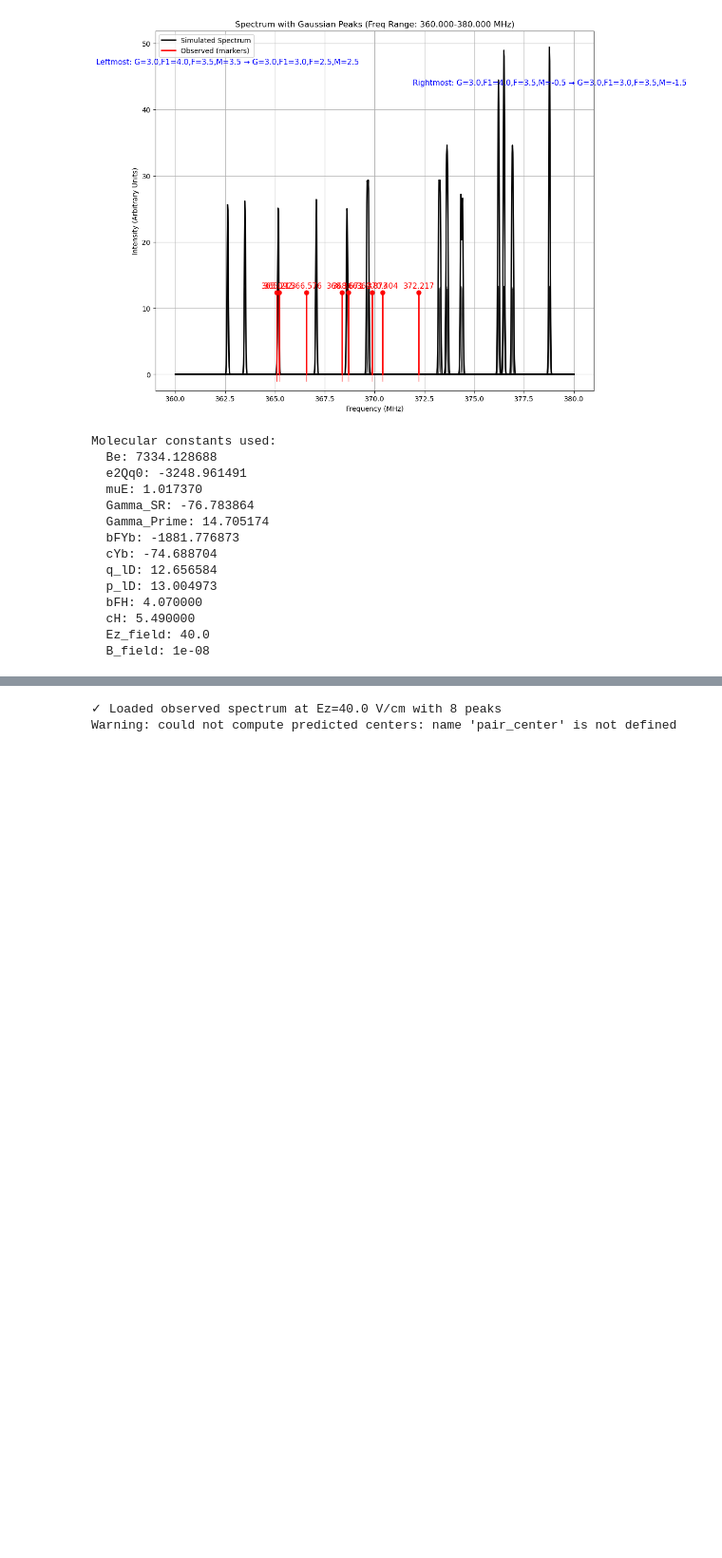
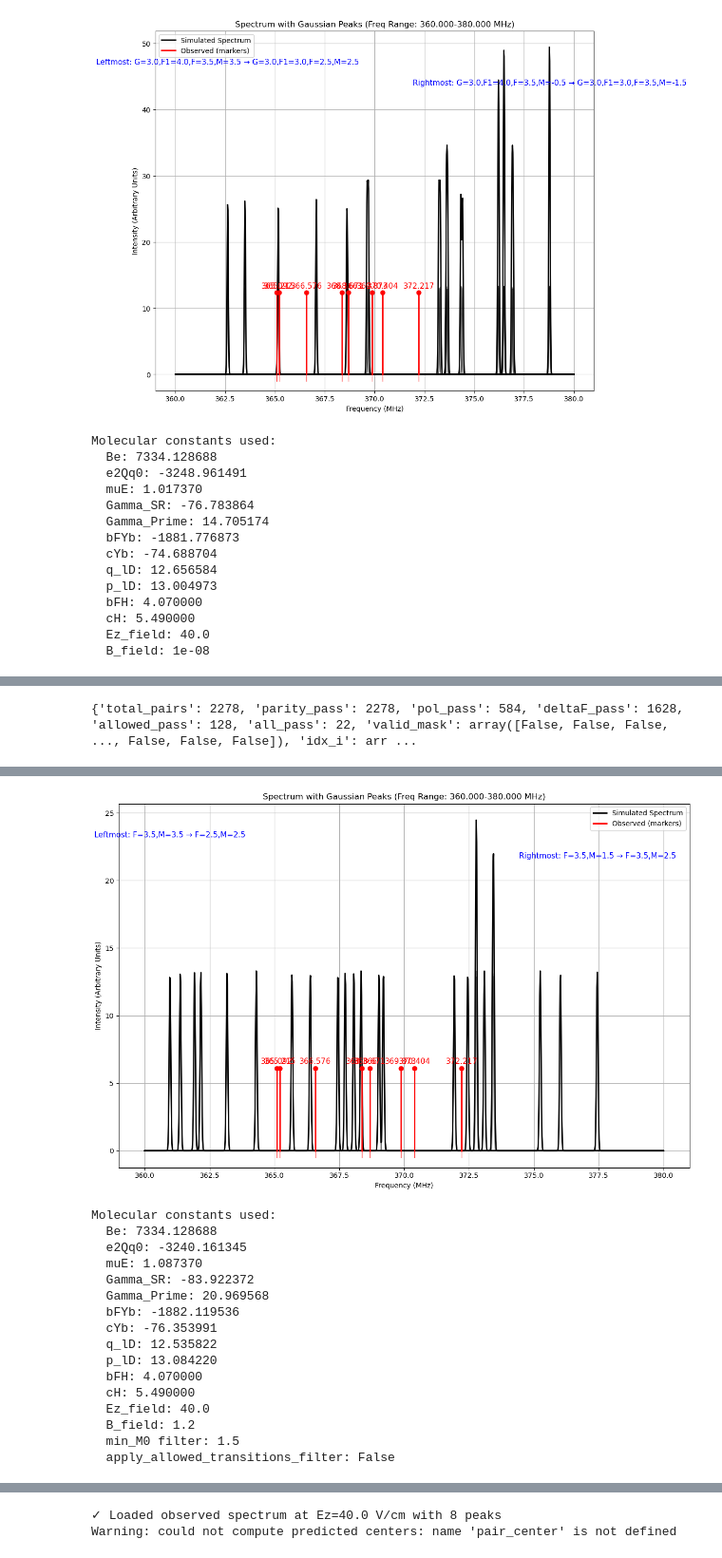
Before and after one commit to YuikiTakahashi/Molecule_spectrum_prediction, a Jupyter notebook: 173_prediction_Feb2026.ipynb, the cells around one changed output, grey strips where cells are left out. Shown at 95% size. Saved outputs shown, nothing was run; the diff lists cells and outputs as text; code cells hidden in the pictures; blank space fills up the shorter version.

```diff
--- a/173_prediction_Feb2026.ipynb
+++ b/173_prediction_Feb2026.ipynb
@@ -1780,0 +2465,29 @@ Molecular constants used:
+# %%
+freqs_dbg, trans_dbg, dbg = calculate_two_photon_spectrum_debug(
+X010_173, Ez=40.0, Bz=1e-8, state_index_array=TRANSITION_INDEX_SET,
+laser_polarization='orth', parity_sign=1, allowed_transitions=ALLOWED_TRANSITIONS,
+return_debug=True
+)
+print(dbg)
+# %% [output]
+{'total_pairs': 2278, 'parity_pass': 2278, 'pol_pass': 584, 'deltaF_pass': 1628, 'allowed_pass': 128, 'all_pass': 22, 'valid_mask': array([False, False, False, ..., False, False, False]), 'idx_i': arr ...
+# %%
+plot_spectrum_with_constants(
+    Ez_field=40.0,   # V/cm
+    B_field=1.2,
+    e2Qq0= -0.108347 *c_from_inversecm_to_MHz + 8,
+    Gamma_SR=-83.922372,  #####
+    freq_min=360,
+    freq_max=380,
+    q_lD=12.535822 + 0, #####
+    bfH=4.07  , #####
+    cH=5.49  ,
+    muE= 1*(2.16)*0.503412,
+    cYb= -76.353991 ,
+    freq_width=0.03,          # sharper peaks
+    obs_marker_frac=0.25  ,    # taller markers
+    min_M0=1.5,
+    use_debug_calc=True,
+    apply_allowed_transitions_filter=False
+)
+# %% [output]
@@ -1781 +2496,18 @@ Molecular constants used:
+[figure, added]
+Molecular constants used:
+  Be: 7334.128688
+  e2Qq0: -3240.161345
+  muE: 1.087370
+  Gamma_SR: -83.922372
+  Gamma_Prime: 20.969568
+  bFYb: -1882.119536
+  cYb: -76.353991
+  q_lD: 12.535822
+  p_lD: 13.084220
+  bFH: 4.070000
+  cH: 5.490000
+  Ez_field: 40.0
+  B_field: 1.2
+  min_M0 filter: 1.5
+  apply_allowed_transitions_filter: False
 # %%
```
Also changed, not shown: parts of 26 cells of this notebook, 2 other files.
